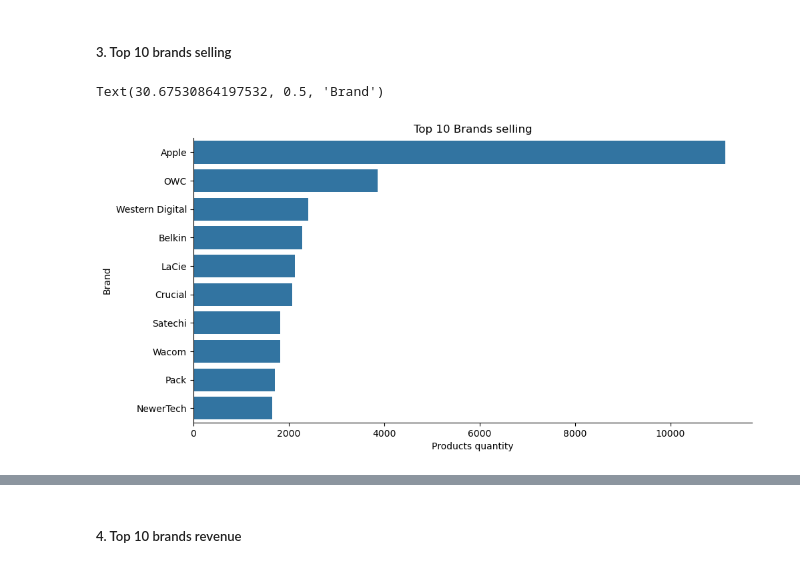
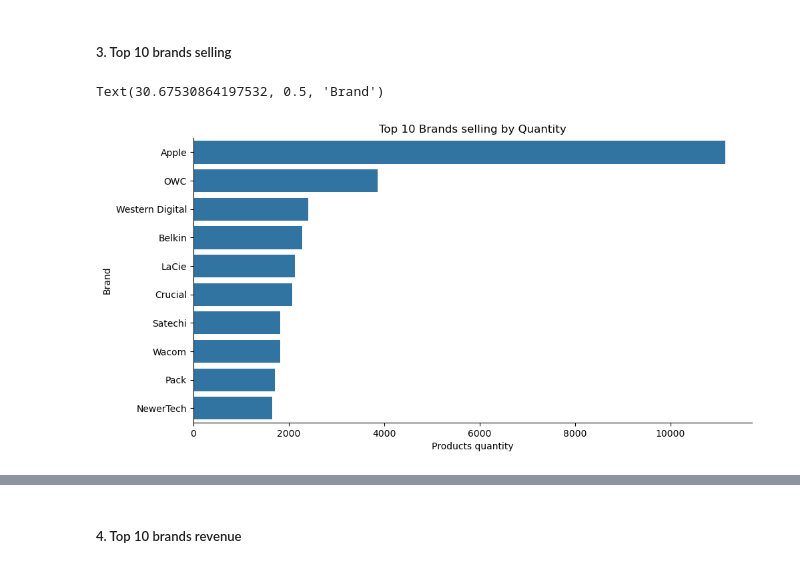
Before and after one commit to KostasBzn/WBS_CODING_SCHOOL_projects, a Jupyter notebook: 5_data_visualisation.ipynb, the cells around one changed output, grey strips where cells are left out. Saved outputs shown, nothing was run; the diff lists cells and outputs as text; code cells hidden in the pictures.

Commit message:
Visualisations_and_plots_added

```diff
--- a/5_data_visualisation.ipynb
+++ b/5_data_visualisation.ipynb
@@ -99,18 +100,18 @@ Text(-461.2645061728395, 0.5, 'Product')
 # %%
 top_10_brands = orderlines_expanded.groupby('brand')['product_quantity'].sum().nlargest(10).reset_index()
 
 sns.catplot(data=top_10_brands,
             kind='bar',
             y='brand',
             x='product_quantity',
             orient='h',
             aspect=2)
-plt.title("Top 10 Brands selling")
+plt.title("Top 10 Brands selling by Quantity")
 plt.xlabel("Products quantity")
 plt.ylabel("Brand")
 # %% [output]
 Text(30.67530864197532, 0.5, 'Brand')
-[figure, old version]
+[figure, new version]
 # %%
 orderlines_expanded.head(2)
 # %% [output]
```
Also changed, not shown: parts of 12 cells of this notebook.
